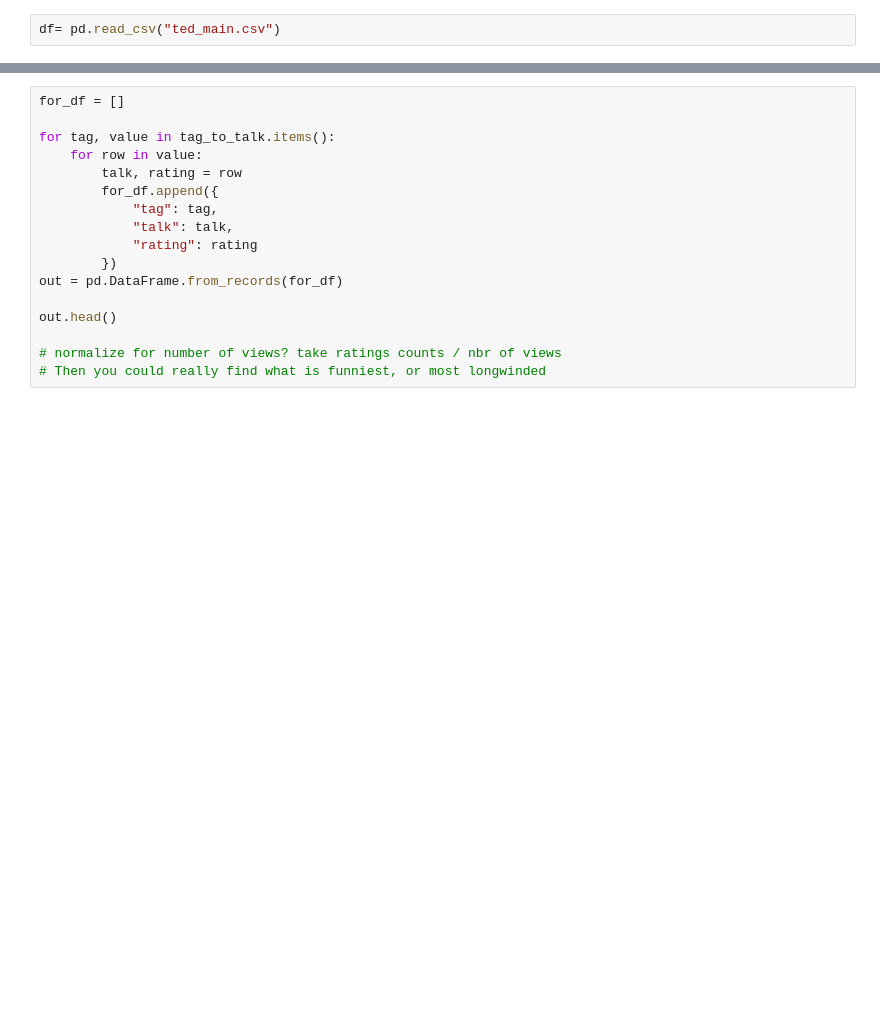
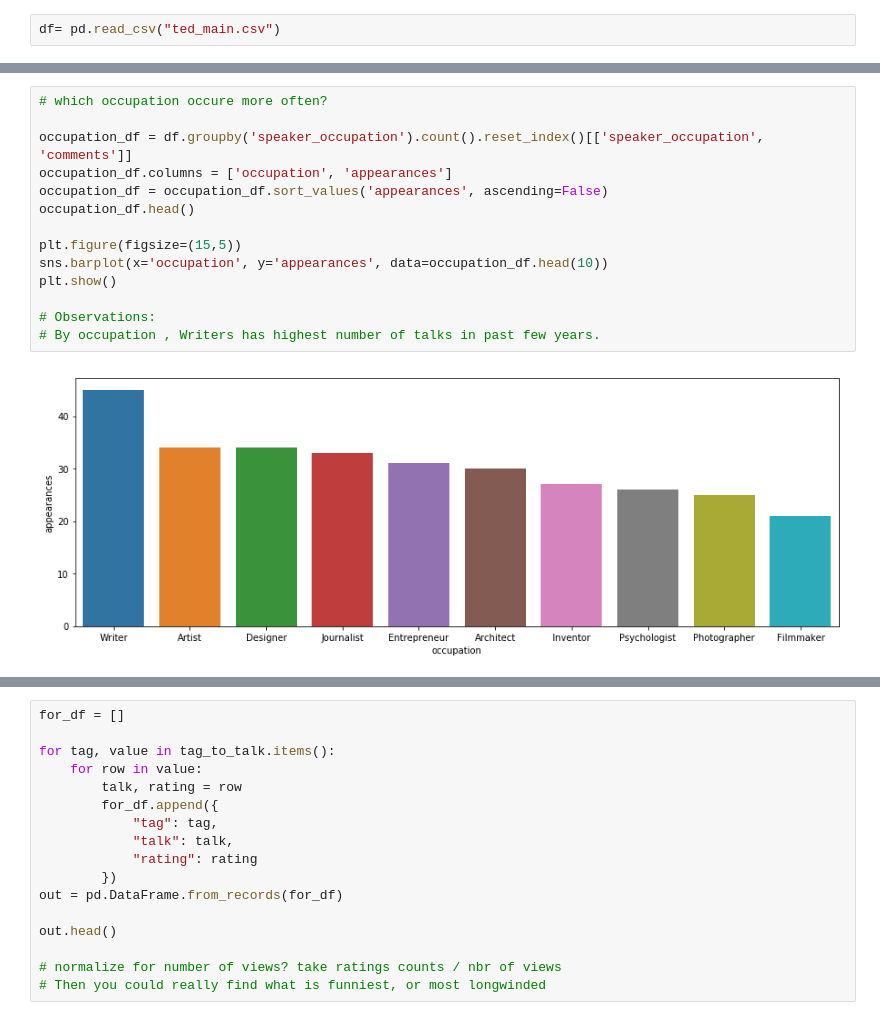
Before and after one commit to SummerHeUSA/TED-TALKS-ANAYSIS-Project2-, a Jupyter notebook: TED TALKS.ipynb, the cells around one changed output, grey strips where cells are left out. Saved outputs shown, nothing was run; the diff lists cells and outputs as text; blank space fills up the shorter version.

```diff
--- a/TED TALKS.ipynb
+++ b/TED TALKS.ipynb
@@ -366,0 +275,16 @@ Name: duration, dtype: float64
+# %%
+# which occupation occure more often?
+
+occupation_df = df.groupby('speaker_occupation').count().reset_index()[['speaker_occupation', 'comments']]
+occupation_df.columns = ['occupation', 'appearances']
+occupation_df = occupation_df.sort_values('appearances', ascending=False)
+occupation_df.head()
+
+plt.figure(figsize=(15,5))
+sns.barplot(x='occupation', y='appearances', data=occupation_df.head(10))
+plt.show()
+
+# Observations:
+# By occupation , Writers has highest number of talks in past few years.
+# %% [output]
+[figure, added]
```
Also changed, not shown: parts of 56 cells of this notebook.
